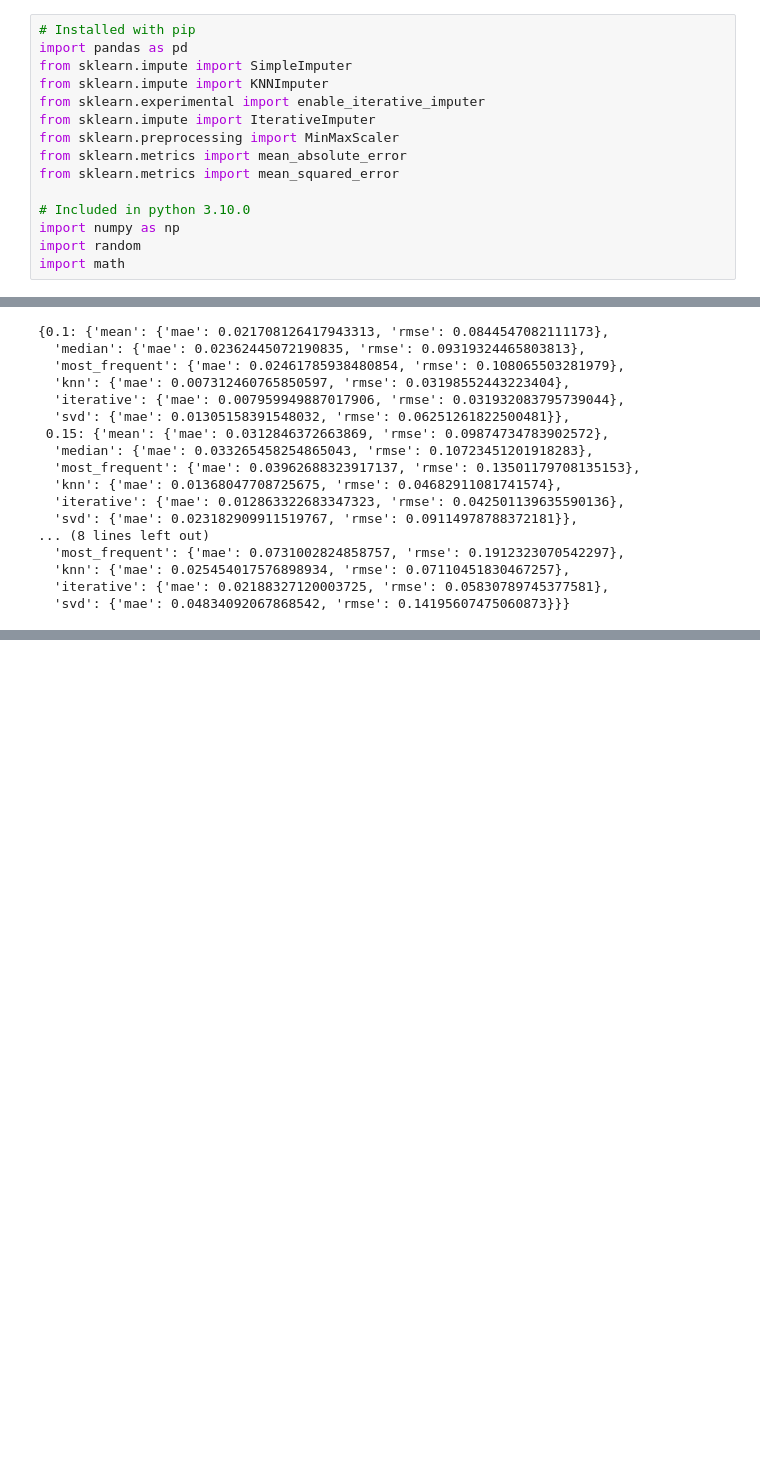
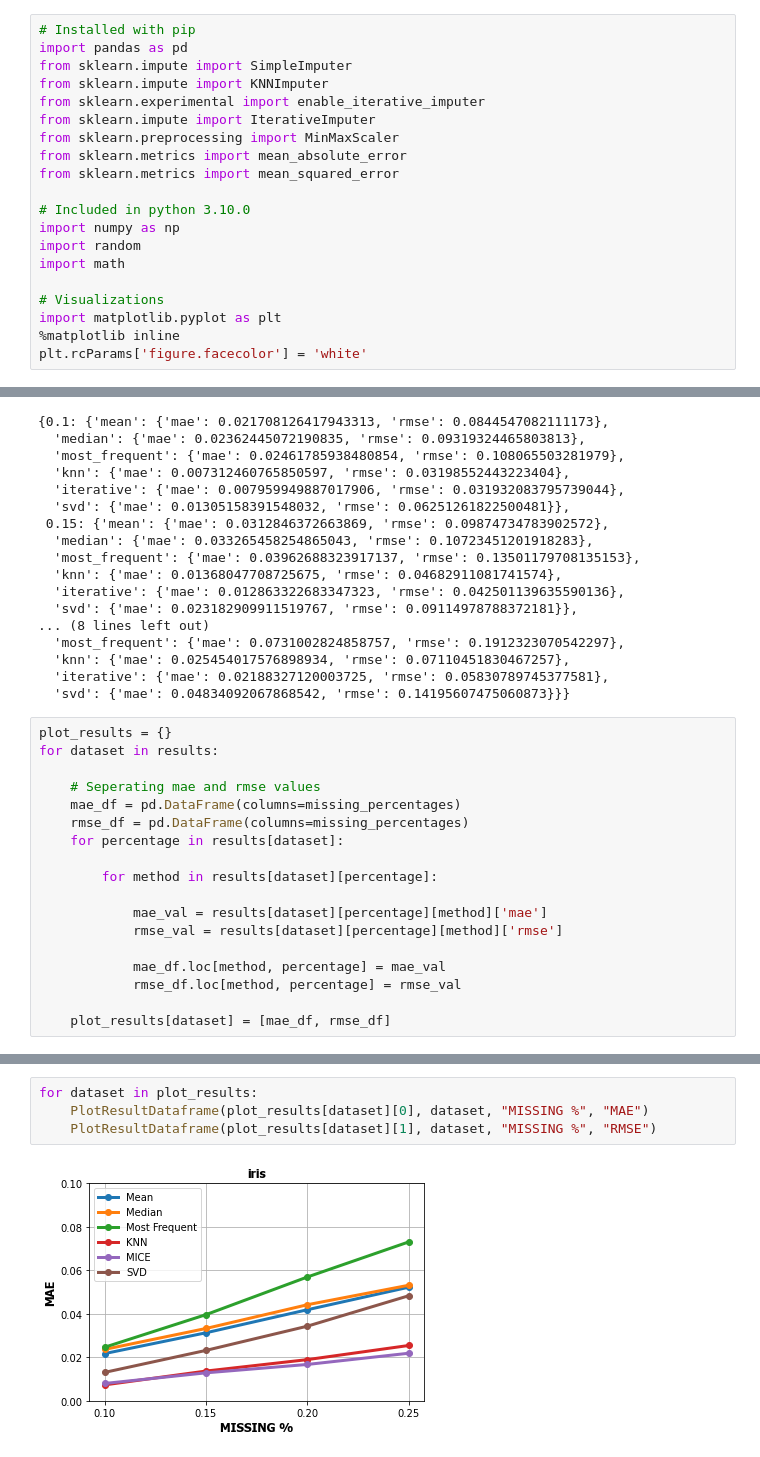
Before and after one commit to FreshJonas/imputation, a Jupyter notebook: code/Imputation.ipynb, the cells around one changed output, grey strips where cells are left out. Saved outputs shown, nothing was run; the diff lists cells and outputs as text; blank space fills up the shorter version.

Commit message:
adding plots

```diff
--- a/code/Imputation.ipynb
+++ b/code/Imputation.ipynb
@@ -13,6 +13,11 @@ from sklearn.metrics import mean_squared_error
 import numpy as np
 import random
 import math
+
+# Visualizations
+import matplotlib.pyplot as plt
+%matplotlib inline
+plt.rcParams['figure.facecolor'] = 'white'
 # %%
 data_path_pairs = []
 data_path_pairs.append(('iris' , '../data/iris.csv'))
@@ -119,3 +124,21 @@ results['iris']
   'knn': {'mae': 0.025454017576898934, 'rmse': 0.07110451830467257},
   'iterative': {'mae': 0.02188327120003725, 'rmse': 0.05830789745377581},
   'svd': {'mae': 0.04834092067868542, 'rmse': 0.14195607475060873}}}
+# %%
+plot_results = {}
+for dataset in results:
+
+    # Seperating mae and rmse values
+    mae_df = pd.DataFrame(columns=missing_percentages)
+    rmse_df = pd.DataFrame(columns=missing_percentages)
+    for percentage in results[dataset]:
+
+        for method in results[dataset][percentage]:
+
+            mae_val = results[dataset][percentage][method]['mae']
+            rmse_val = results[dataset][percentage][method]['rmse']
+
+            mae_df.loc[method, percentage] = mae_val
+            rmse_df.loc[method, percentage] = rmse_val
+
+    plot_results[dataset] = [mae_df, rmse_df]
@@ -121,0 +193,6 @@ results['iris']
+# %%
+for dataset in plot_results:
+    PlotResultDataframe(plot_results[dataset][0], dataset, "MISSING %", "MAE")
+    PlotResultDataframe(plot_results[dataset][1], dataset, "MISSING %", "RMSE")
+# %% [output]
+[figure, added]
```
Also changed, not shown: parts of 2 cells of this notebook.
